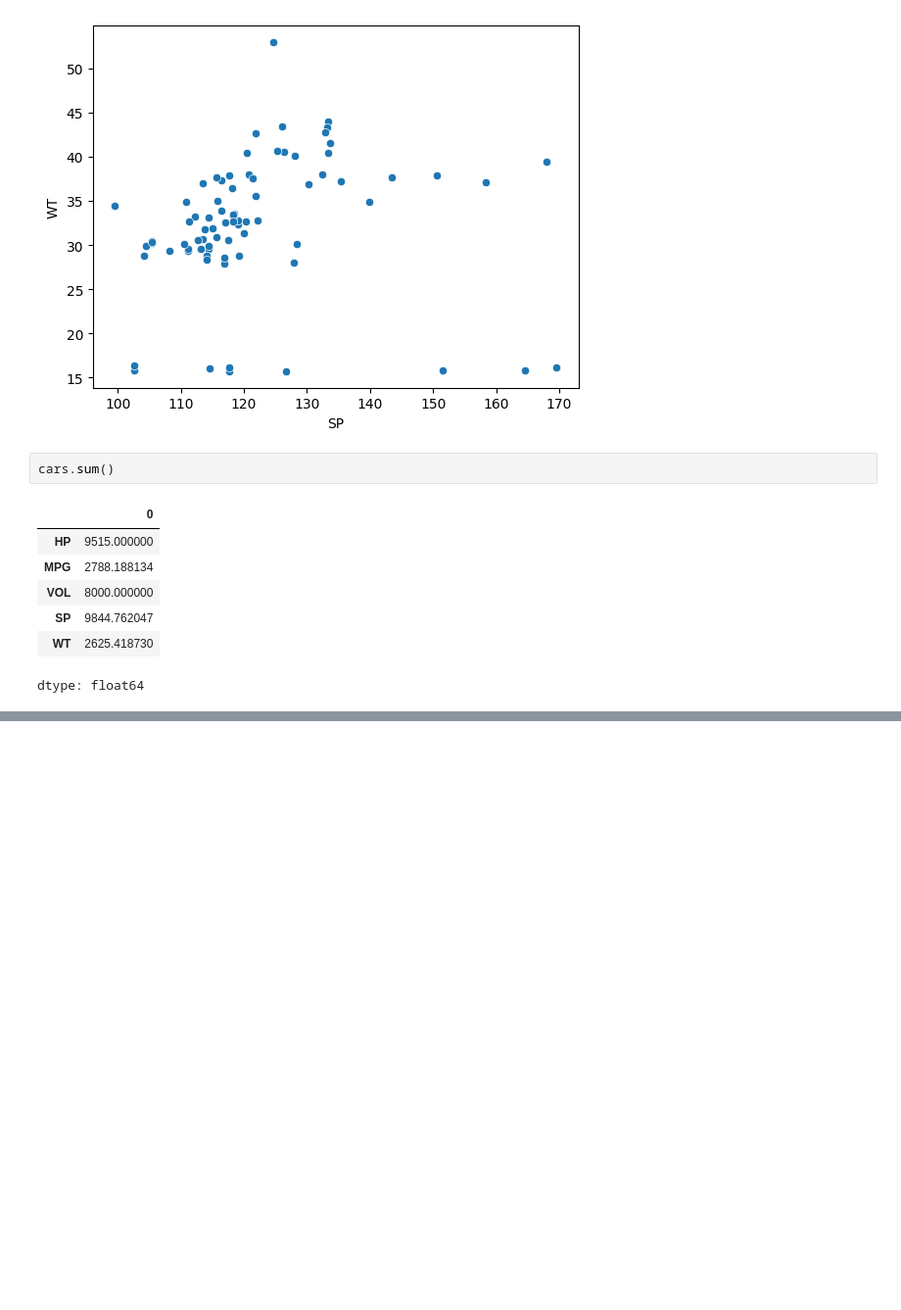
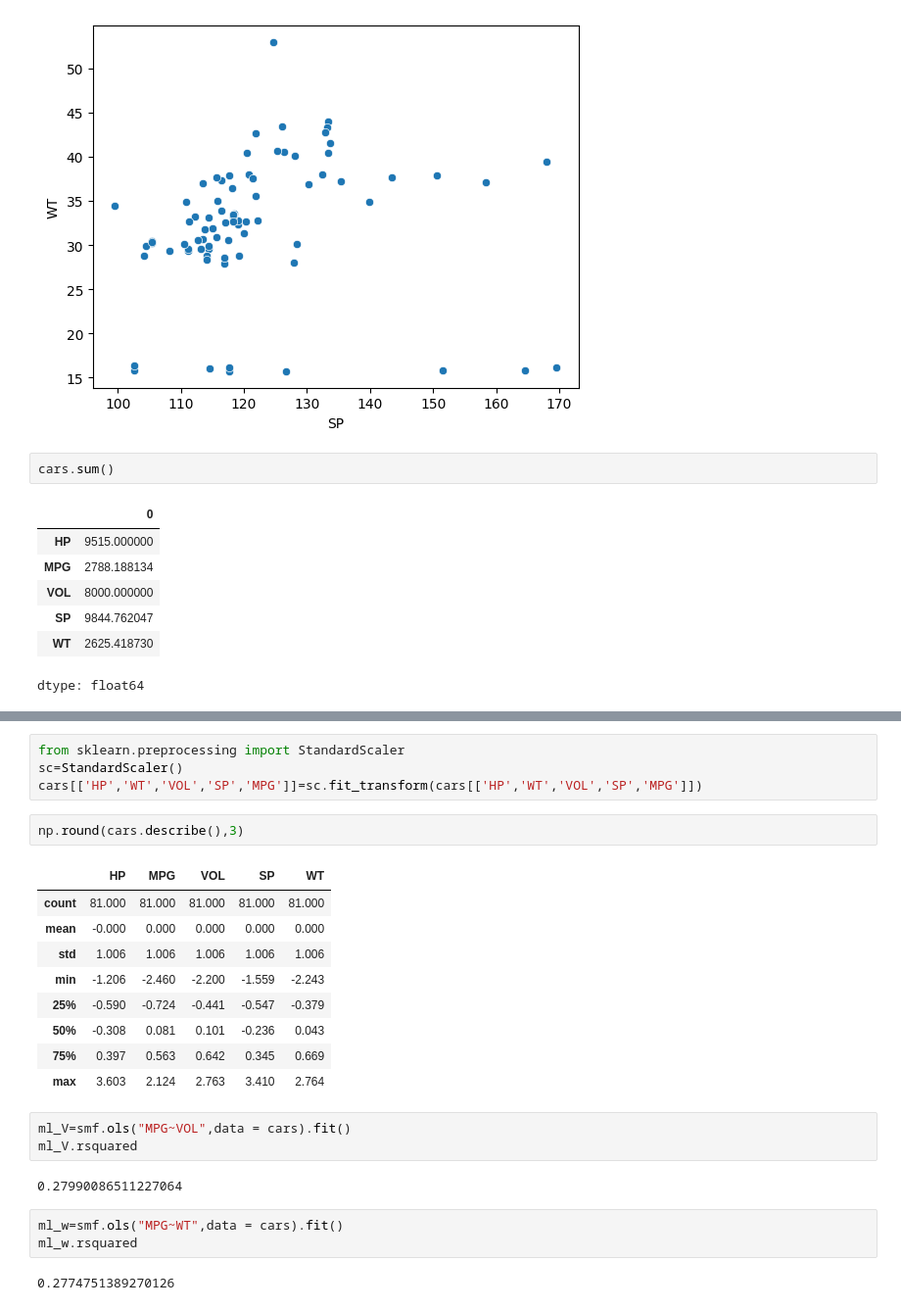
Before and after one commit to aiml460/460-AD, a Jupyter notebook: AD_20.ipynb, the cells around one changed output, grey strips where cells are left out. Shown at 98% size. Cells and saved outputs as stored; diff of their text form; blank space fills up the shorter version.

```diff
--- a/AD_20.ipynb
+++ b/AD_20.ipynb
@@ -94,0 +107,26 @@ dtype: float64
+# %%
+from sklearn.preprocessing import StandardScaler
+sc=StandardScaler()
+cars[['HP','WT','VOL','SP','MPG']]=sc.fit_transform(cars[['HP','WT','VOL','SP','MPG']])
+# %%
+np.round(cars.describe(),3)
+# %% [output]
+|  | HP | MPG | VOL | SP | WT |
+| count | 81.000 | 81.000 | 81.000 | 81.000 | 81.000 |
+| mean | -0.000 | 0.000 | 0.000 | 0.000 | 0.000 |
+| std | 1.006 | 1.006 | 1.006 | 1.006 | 1.006 |
+| min | -1.206 | -2.460 | -2.200 | -1.559 | -2.243 |
+| 25% | -0.590 | -0.724 | -0.441 | -0.547 | -0.379 |
+| 50% | -0.308 | 0.081 | 0.101 | -0.236 | 0.043 |
+| 75% | 0.397 | 0.563 | 0.642 | 0.345 | 0.669 |
+| max | 3.603 | 2.124 | 2.763 | 3.410 | 2.764 |
+# %%
+ml_V=smf.ols("MPG~VOL",data = cars).fit()
+ml_V.rsquared
+# %% [output]
+0.27990086511227064
+# %%
+ml_w=smf.ols("MPG~WT",data = cars).fit()
+ml_w.rsquared
+# %% [output]
+0.2774751389270126
```
Also changed, not shown: parts of 9 cells of this notebook.
